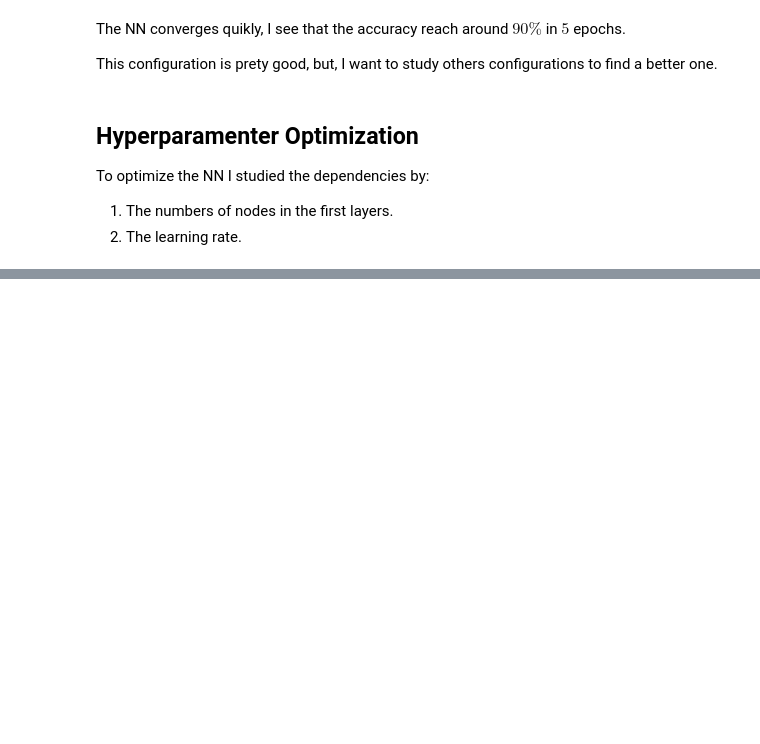
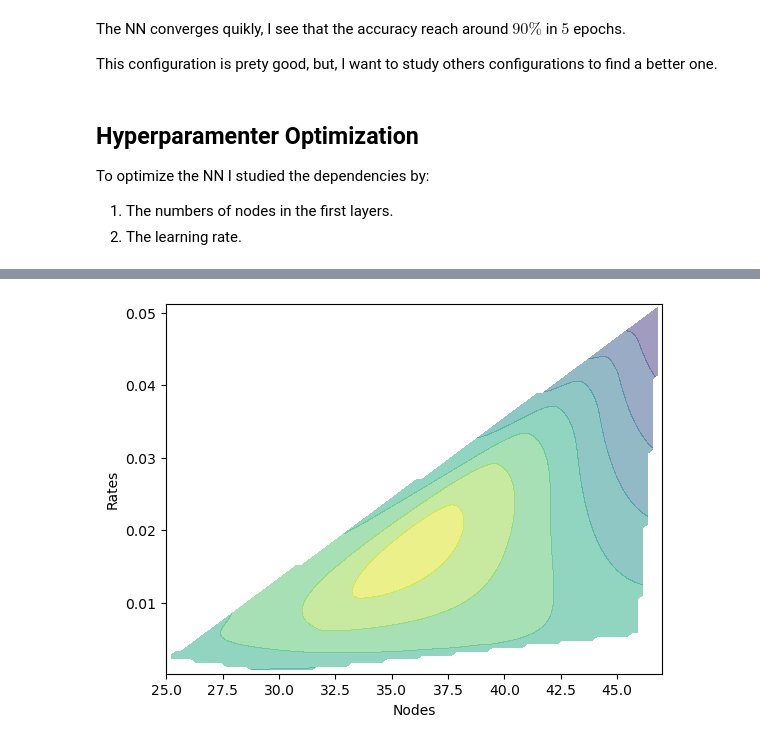
Before and after one commit to sergio-egm/Deep-Learning, a Jupyter notebook: Project/analize.ipynb, the cells around one changed output, grey strips where cells are left out. Drawn from its saved outputs; the diff is of its cells as text; code cells hidden in the pictures; blank space fills up the shorter version.

```diff
--- a/Project/analize.ipynb
+++ b/Project/analize.ipynb
@@ -237,0 +355,13 @@ Epoch 5/5
+# %%
+fig = plt.figure()
+ax = fig.add_subplot()
+
+
+cset = ax.contourf(xi, yi, zi, zdir='x', offset=min(rates), cmap='viridis', alpha=0.5)
+
+ax.set_xlabel('Nodes')
+ax.set_ylabel('Rates')
+
+plt.show()
+# %% [output]
+[figure, added]
```
Also changed, not shown: parts of 13 cells of this notebook.
